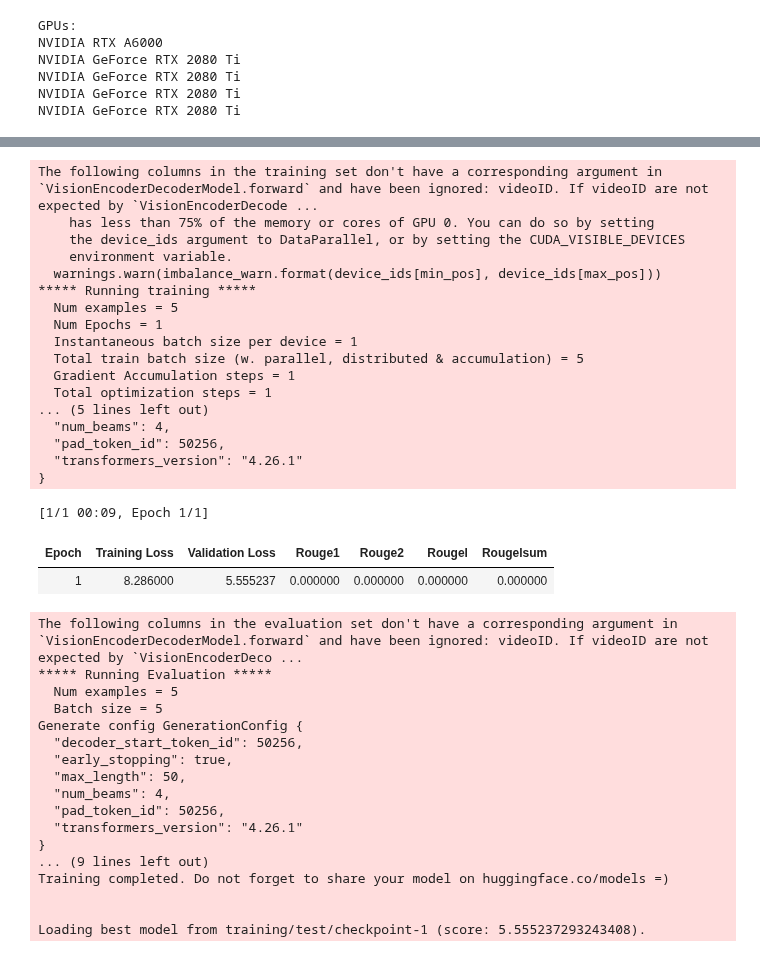
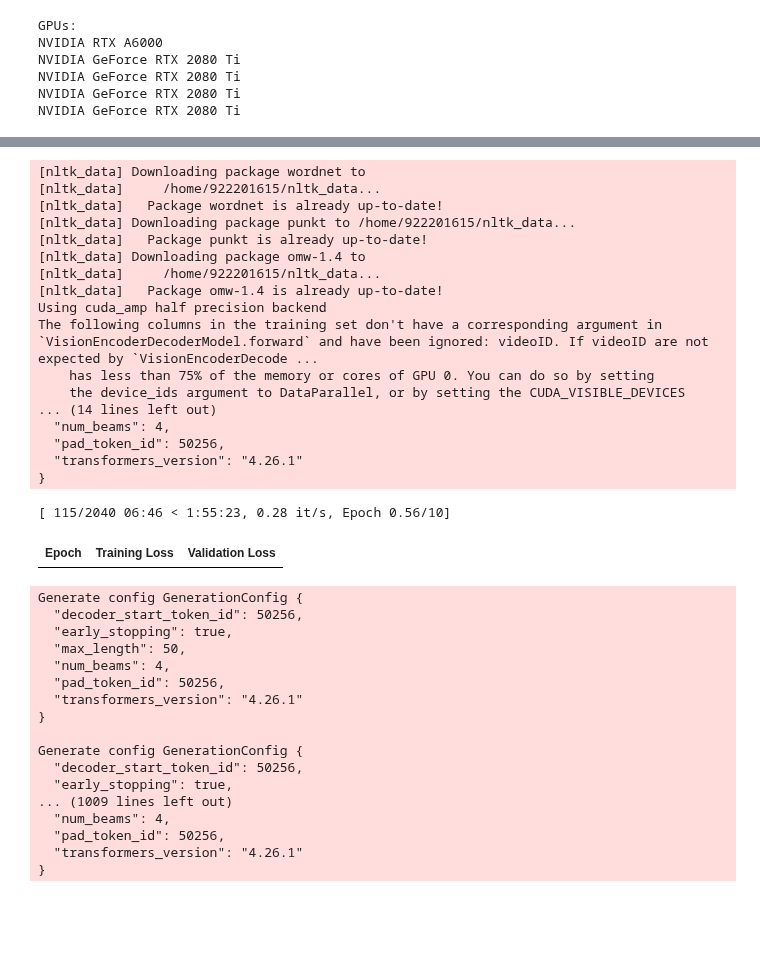
Before and after one commit to Neleac/SpaceTimeGPT, a Jupyter notebook: encoder-decoder.ipynb, the cells around one changed output, grey strips where cells are left out. Saved outputs shown, nothing was run; the diff lists cells and outputs as text; code cells hidden in the pictures; blank space fills up the shorter version.

```diff
--- a/encoder-decoder.ipynb
+++ b/encoder-decoder.ipynb
@@ -14,8 +14,6 @@ from transformers import VisionEncoderDecoderModel, AutoImageProcessor, AutoToke
 
 device = "cuda:0" if torch.cuda.is_available() else "cpu"
 if device == "cuda:0":
-    torch.backends.cuda.matmul.allow_tf32 = True
-
     n_gpus = torch.cuda.device_count()
     print("GPUs:")
     for i in range(n_gpus):
@@ -36,11 +34,7 @@ image_processor = AutoImageProcessor.from_pretrained("MCG-NJU/videomae-base")
 tokenizer = AutoTokenizer.from_pretrained(decoder)
 tokenizer.pad_token = tokenizer.eos_token
 
-kwargs = {
-    "encoder_hidden_dropout_prob": 0.25,
-}
-
-model = VisionEncoderDecoderModel.from_encoder_decoder_pretrained(encoder, decoder, **kwargs).to(device)
+model = VisionEncoderDecoderModel.from_encoder_decoder_pretrained(encoder, decoder).to(device)
 model.config.decoder_start_token_id = tokenizer.bos_token_id
 model.config.pad_token_id = tokenizer.pad_token_id
 model.config.max_length = 50
@@ -63,10 +57,6 @@ Some weights of GPT2LMHeadModel were not initialized from the model checkpoint a
 You should probably TRAIN this model on a down-stream task to be able to use it for predictions and inference.
 # %%
 dataset = load_from_disk("dataset/processed/k600")
-
-dataset["train"] = dataset["train"].select(np.arange(5))
-dataset["validation"] = dataset["validation"].select(np.arange(5))
-
 dataset
 # %% [output]
 DatasetDict({
@@ -81,74 +71,81 @@ DatasetDict({
 })
 # %%
 train_output, val_output = {}, {}
-output_dir = "training/test"
+output_dir = "training/5e-5"
 
 training_args = Seq2SeqTrainingArguments(
     output_dir=output_dir,
-    tf32=True,
+    fp16=True,
     predict_with_generate=True,
-    load_best_model_at_end=True,
     logging_strategy="epoch",
     evaluation_strategy="epoch",
     save_strategy="epoch",
     per_device_train_batch_size=1,
     per_device_eval_batch_size=1,
     dataloader_num_workers=8,
-    num_train_epochs=1,
+    num_train_epochs=10,
+    learning_rate=5e-5,
 )
 
-metric = evaluate.load("rouge")
+bleu = evaluate.load("bleu")
+meteor = evaluate.load("meteor")
+rouge = evaluate.load("rouge")
+
 def metrics(eval_preds):
     preds, labels = eval_preds
     preds = tokenizer.batch_decode(preds, skip_special_tokens=True)
     labels = tokenizer.batch_decode(labels, skip_special_tokens=True)
 
     for i, label in enumerate(labels):
         if label in val_output:
             val_output[label].append(preds[i])
         else:
             val_output[label] = [preds[i]]
 
-    return metric.compute(predictions=preds, references=labels)
+    bleu_scores = bleu.compute(predictions=preds, references=labels, smooth=True)
+    meteor_scores = meteor.compute(predictions=preds, references=labels)
+    rouge_scores = rouge.compute(predictions=preds, references=labels, rouge_types=['rouge1', 'rouge2', 'rougeL'], use_stemmer=True)
+
+    result = {}
+    result["bleu"] = bleu_scores["bleu"]
+    result["meteor"] = meteor_scores["meteor"]
+    result["rouge1"] = rouge_scores["rouge1"]
+    result["rouge2"] = rouge_scores["rouge2"]
+    result["rougeL"] = rouge_scores["rougeL"]
+    return result
 
 trainer = Seq2SeqTrainer(
     train_output,
     model=model,
     tokenizer=tokenizer,
     args=training_args,
     train_dataset=dataset["train"],
     eval_dataset=dataset["validation"],
     data_collator=default_data_collator,
     compute_metrics=metrics,
-    callbacks = [EarlyStoppingCallback(early_stopping_patience=3)],
 )
 
 trainer.train()
 # %% [output]
+[nltk_data] Downloading package wordnet to
+[nltk_data]     /home/922201615/nltk_data...
+[nltk_data]   Package wordnet is already up-to-date!
+[nltk_data] Downloading package punkt to /home/922201615/nltk_data...
+[nltk_data]   Package punkt is already up-to-date!
+[nltk_data] Downloading package omw-1.4 to
+[nltk_data]     /home/922201615/nltk_data...
+[nltk_data]   Package omw-1.4 is already up-to-date!
+Using cuda_amp half precision backend
 The following columns in the training set don't have a corresponding argument in `VisionEncoderDecoderModel.forward` and have been ignored: videoID. If videoID are not expected by `VisionEncoderDecode ...
     has less than 75% of the memory or cores of GPU 0. You can do so by setting
     the device_ids argument to DataParallel, or by setting the CUDA_VISIBLE_DEVICES
-    environment variable.
-  warnings.warn(imbalance_warn.format(device_ids[min_pos], device_ids[max_pos]))
-***** Running training *****
-  Num examples = 5
-  Num Epochs = 1
-  Instantaneous batch size per device = 1
-  Total train batch size (w. parallel, distributed & accumulation) = 5
-  Gradient Accumulation steps = 1
-  Total optimization steps = 1
-... (5 lines left out)
+... (14 lines left out)
   "num_beams": 4,
   "pad_token_id": 50256,
   "transformers_version": "4.26.1"
 }
-[1/1 00:09, Epoch 1/1]
+[ 115/2040 06:46 < 1:55:23, 0.28 it/s, Epoch 0.56/10]
-| Epoch | Training Loss | Validation Loss | Rouge1 | Rouge2 | Rougel | Rougelsum |
-| 1 | 8.286000 | 5.555237 | 0.000000 | 0.000000 | 0.000000 | 0.000000 |
+| Epoch | Training Loss | Validation Loss |
-The following columns in the evaluation set don't have a corresponding argument in `VisionEncoderDecoderModel.forward` and have been ignored: videoID. If videoID are not expected by `VisionEncoderDeco ...
-***** Running Evaluation *****
-  Num examples = 5
-  Batch size = 5
 Generate config GenerationConfig {
   "decoder_start_token_id": 50256,
   "early_stopping": true,
@@ -157,8 +154,12 @@ Generate config GenerationConfig {
   "pad_token_id": 50256,
   "transformers_version": "4.26.1"
 }
-... (9 lines left out)
-Training completed. Do not forget to share your model on huggingface.co/models =)
 
-
-Loading best model from training/test/checkpoint-1 (score: 5.555237293243408).
+Generate config GenerationConfig {
+  "decoder_start_token_id": 50256,
+  "early_stopping": true,
+... (1009 lines left out)
+  "num_beams": 4,
+  "pad_token_id": 50256,
+  "transformers_version": "4.26.1"
+}
```
Also changed, not shown: parts of 3 cells of this notebook, 3 other files.
